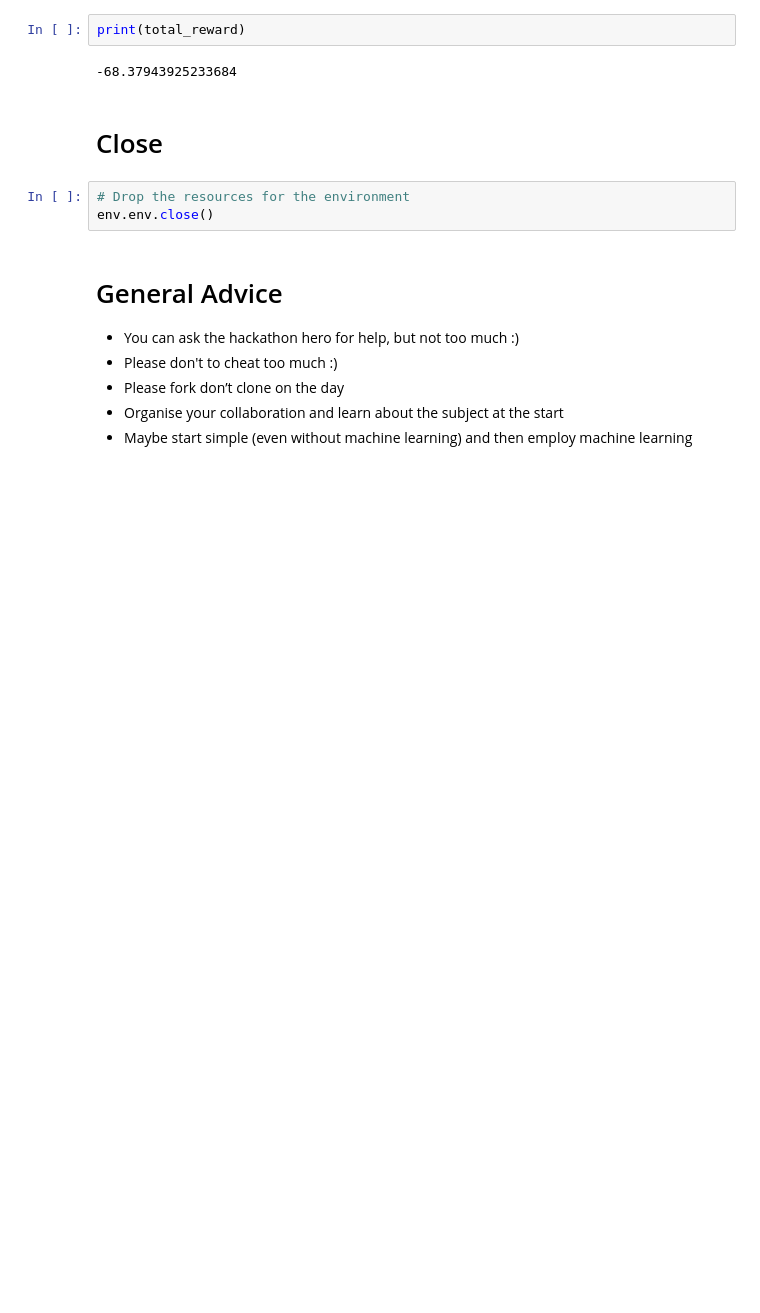
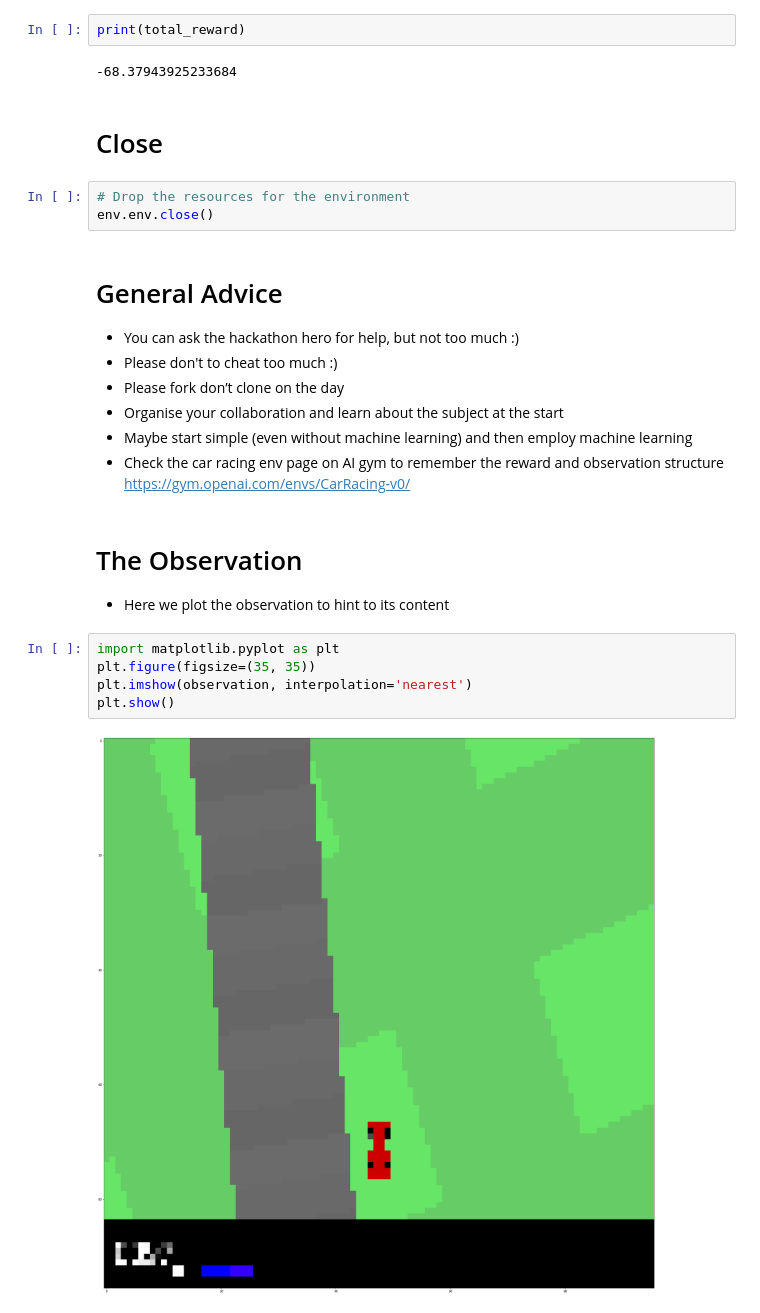
Before and after one commit to tao-pr/carracing-aigym, a Jupyter notebook: car_racing.ipynb, the cells around one changed output. Drawn from its saved outputs; the diff is of its cells as text; blank space fills up the shorter version.

```diff
--- a/car_racing.ipynb
+++ b/car_racing.ipynb
@@ -79,3 +79,15 @@ env.env.close()
 * Please fork don’t clone on the day
 * Organise your collaboration and learn about the subject at the start
 * Maybe start simple (even without machine learning) and then employ machine learning
+* Check the car racing env page on AI gym to remember the reward and observation structure https://gym.openai.com/envs/CarRacing-v0/
+# %% [markdown]
+# The Observation
+
+* Here we plot the observation to hint to its content
+# %%
+import matplotlib.pyplot as plt
+plt.figure(figsize=(35, 35))
+plt.imshow(observation, interpolation='nearest')
+plt.show()
+# %% [output]
+[figure, added]
```
Also changed, not shown: parts of 1 cell of this notebook.
